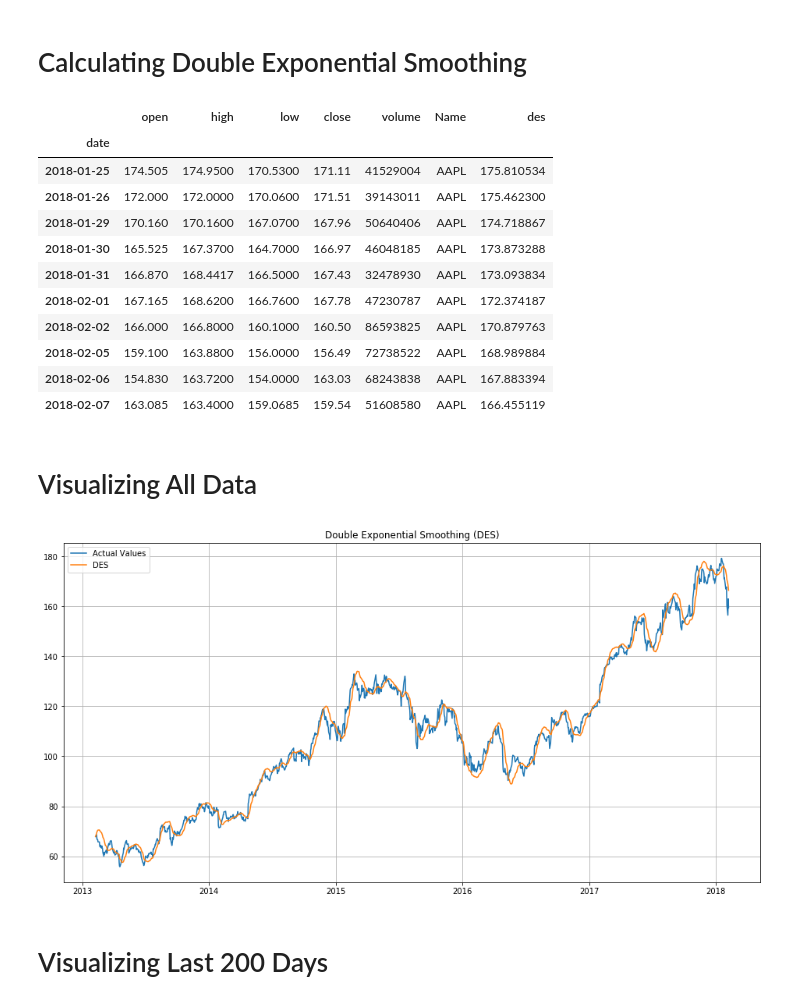
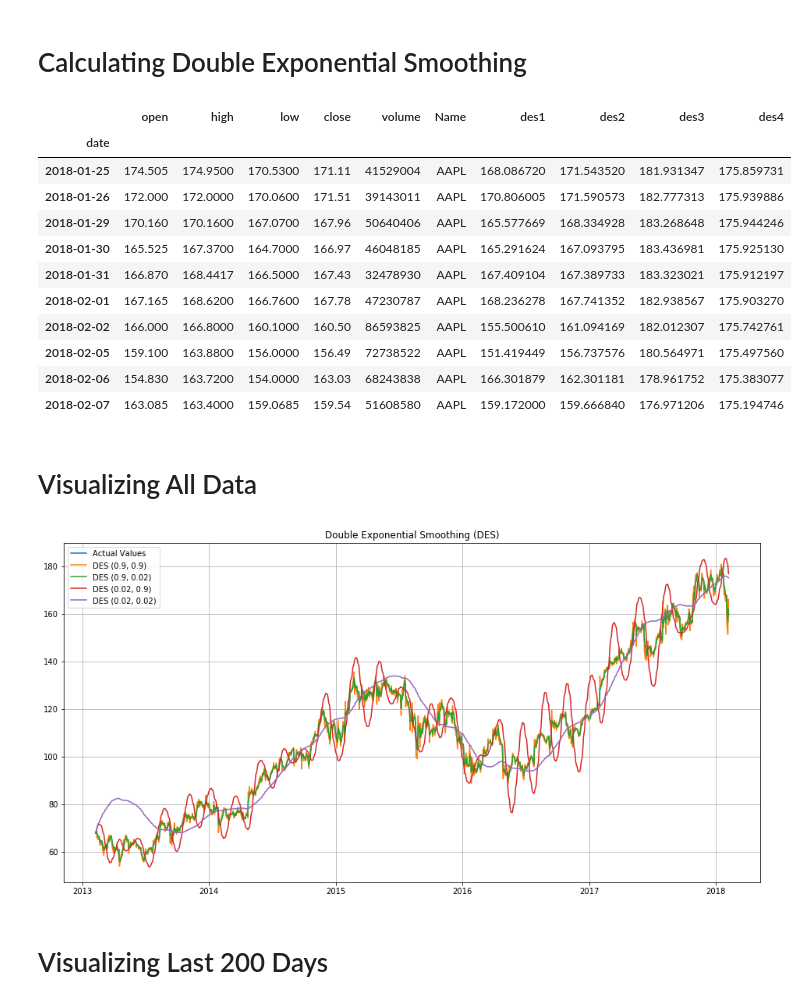
Before and after one commit to pournasserian/TimeSeries, a Jupyter notebook: 5-DoubleExponentialSmoothing.ipynb, the cells around one changed output. Cells and saved outputs as stored; diff of their text form; code cells hidden in the pictures.

```diff
--- a/5-DoubleExponentialSmoothing.ipynb
+++ b/5-DoubleExponentialSmoothing.ipynb
@@ -34,24 +30,29 @@ def double_exponential_smoothing(series, alpha, beta):
     return result
 # %% [markdown]
 # Calculating Double Exponential Smoothing
-# %%
-alpha = 0.1
-beta = 0.1
-df['des'] = double_exponential_smoothing(df['close'], alpha, beta)
-df.tail(10)
-# %% [output]
-|  | open | high | low | close | volume | Name | des |
-| date |  |  |  |  |  |  |  |
-| 2018-01-25 | 174.505 | 174.9500 | 170.5300 | 171.11 | 41529004 | AAPL | 175.810534 |
-| 2018-01-26 | 172.000 | 172.0000 | 170.0600 | 171.51 | 39143011 | AAPL | 175.462300 |
-| 2018-01-29 | 170.160 | 170.1600 | 167.0700 | 167.96 | 50640406 | AAPL | 174.718867 |
-| 2018-01-30 | 165.525 | 167.3700 | 164.7000 | 166.97 | 46048185 | AAPL | 173.873288 |
-| 2018-01-31 | 166.870 | 168.4417 | 166.5000 | 167.43 | 32478930 | AAPL | 173.093834 |
-| 2018-02-01 | 167.165 | 168.6200 | 166.7600 | 167.78 | 47230787 | AAPL | 172.374187 |
-| 2018-02-02 | 166.000 | 166.8000 | 160.1000 | 160.50 | 86593825 | AAPL | 170.879763 |
-| 2018-02-05 | 159.100 | 163.8800 | 156.0000 | 156.49 | 72738522 | AAPL | 168.989884 |
-| 2018-02-06 | 154.830 | 163.7200 | 154.0000 | 163.03 | 68243838 | AAPL | 167.883394 |
-| 2018-02-07 | 163.085 | 163.4000 | 159.0685 | 159.54 | 51608580 | AAPL | 166.455119 |
+# %%
+alpha, beta = 0.9, 0.9
+df['des1'] = double_exponential_smoothing(df['close'], alpha, beta)
+alpha, beta = 0.9, 0.02
+df['des2'] = double_exponential_smoothing(df['close'], alpha, beta)
+alpha, beta = 0.02, 0.9
+df['des3'] = double_exponential_smoothing(df['close'], alpha, beta)
+alpha, beta = 0.02, 0.02
+df['des4'] = double_exponential_smoothing(df['close'], alpha, beta)
+df.tail(10)
+# %% [output]
+|  | open | high | low | close | volume | Name | des1 | des2 | des3 | des4 |
+| date |  |  |  |  |  |  |  |  |  |  |
+| 2018-01-25 | 174.505 | 174.9500 | 170.5300 | 171.11 | 41529004 | AAPL | 168.086720 | 171.543520 | 181.931347 | 175.859731 |
+| 2018-01-26 | 172.000 | 172.0000 | 170.0600 | 171.51 | 39143011 | AAPL | 170.806005 | 171.590573 | 182.777313 | 175.939886 |
+| 2018-01-29 | 170.160 | 170.1600 | 167.0700 | 167.96 | 50640406 | AAPL | 165.577669 | 168.334928 | 183.268648 | 175.944246 |
+| 2018-01-30 | 165.525 | 167.3700 | 164.7000 | 166.97 | 46048185 | AAPL | 165.291624 | 167.093795 | 183.436981 | 175.925130 |
+| 2018-01-31 | 166.870 | 168.4417 | 166.5000 | 167.43 | 32478930 | AAPL | 167.409104 | 167.389733 | 183.323021 | 175.912197 |
+| 2018-02-01 | 167.165 | 168.6200 | 166.7600 | 167.78 | 47230787 | AAPL | 168.236278 | 167.741352 | 182.938567 | 175.903270 |
+| 2018-02-02 | 166.000 | 166.8000 | 160.1000 | 160.50 | 86593825 | AAPL | 155.500610 | 161.094169 | 182.012307 | 175.742761 |
+| 2018-02-05 | 159.100 | 163.8800 | 156.0000 | 156.49 | 72738522 | AAPL | 151.419449 | 156.737576 | 180.564971 | 175.497560 |
+| 2018-02-06 | 154.830 | 163.7200 | 154.0000 | 163.03 | 68243838 | AAPL | 166.301879 | 162.301181 | 178.961752 | 175.383077 |
+| 2018-02-07 | 163.085 | 163.4000 | 159.0685 | 159.54 | 51608580 | AAPL | 159.172000 | 159.666840 | 176.971206 | 175.194746 |
 # %% [markdown]
 # Visualizing All Data
 # %%
@@ -59,13 +60,16 @@ plt.figure(figsize=(16,8))
 plt.title('Double Exponential Smoothing (DES)')
 
 plt.plot(df['close'], label='Actual Values')
-plt.plot(df['des'], label='DES')
+plt.plot(df['des1'], label='DES (0.9, 0.9)')
+plt.plot(df['des2'], label='DES (0.9, 0.02)')
+plt.plot(df['des3'], label='DES (0.02, 0.9)')
+plt.plot(df['des4'], label='DES (0.02, 0.02)')
 
 plt.legend(loc='upper left')
 plt.grid(True)
 plt.show()
 # %% [output]
-[figure, old version]
+[figure, new version]
 # %% [markdown]
 # Visualizing Last 200 Days
 # %%
```
Also changed, not shown: parts of 6 cells of this notebook, 25 other files.
